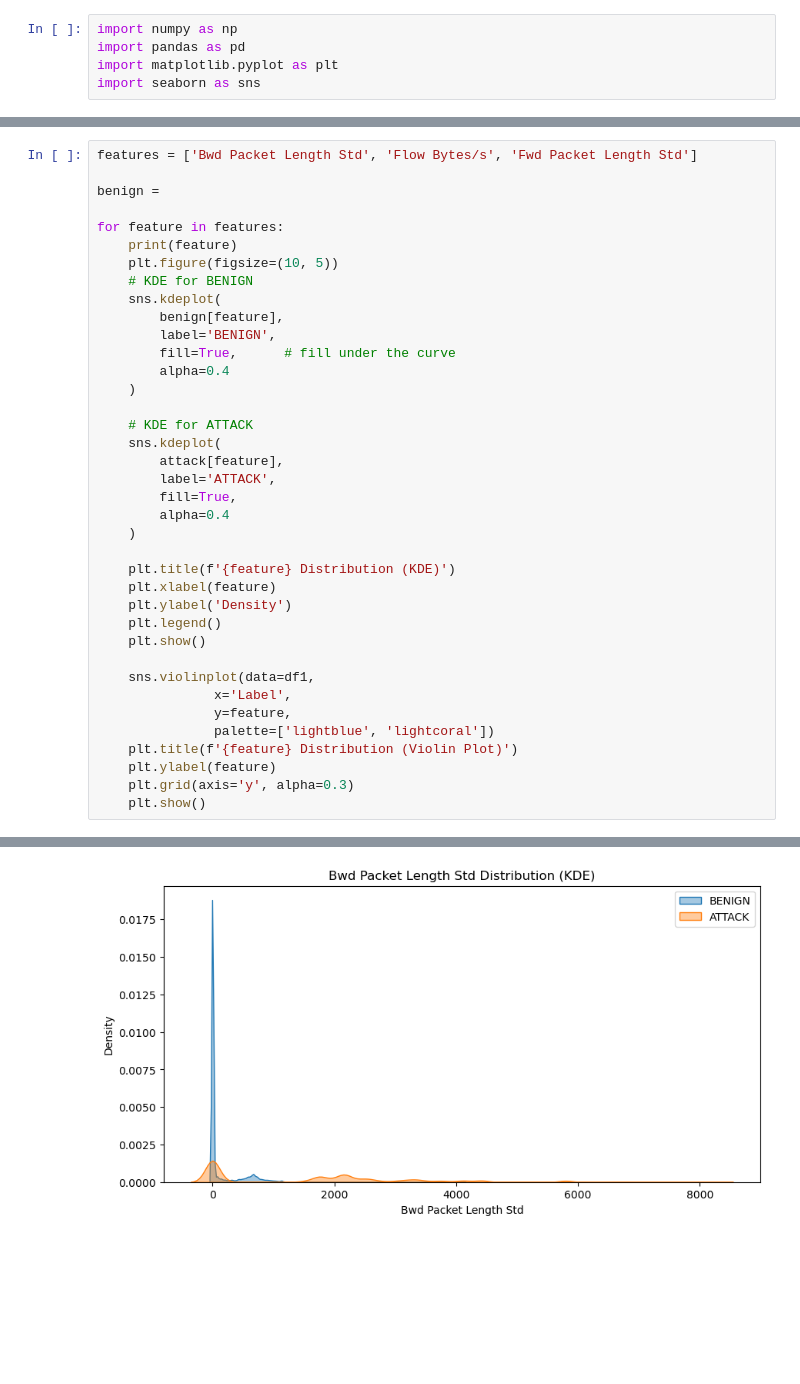
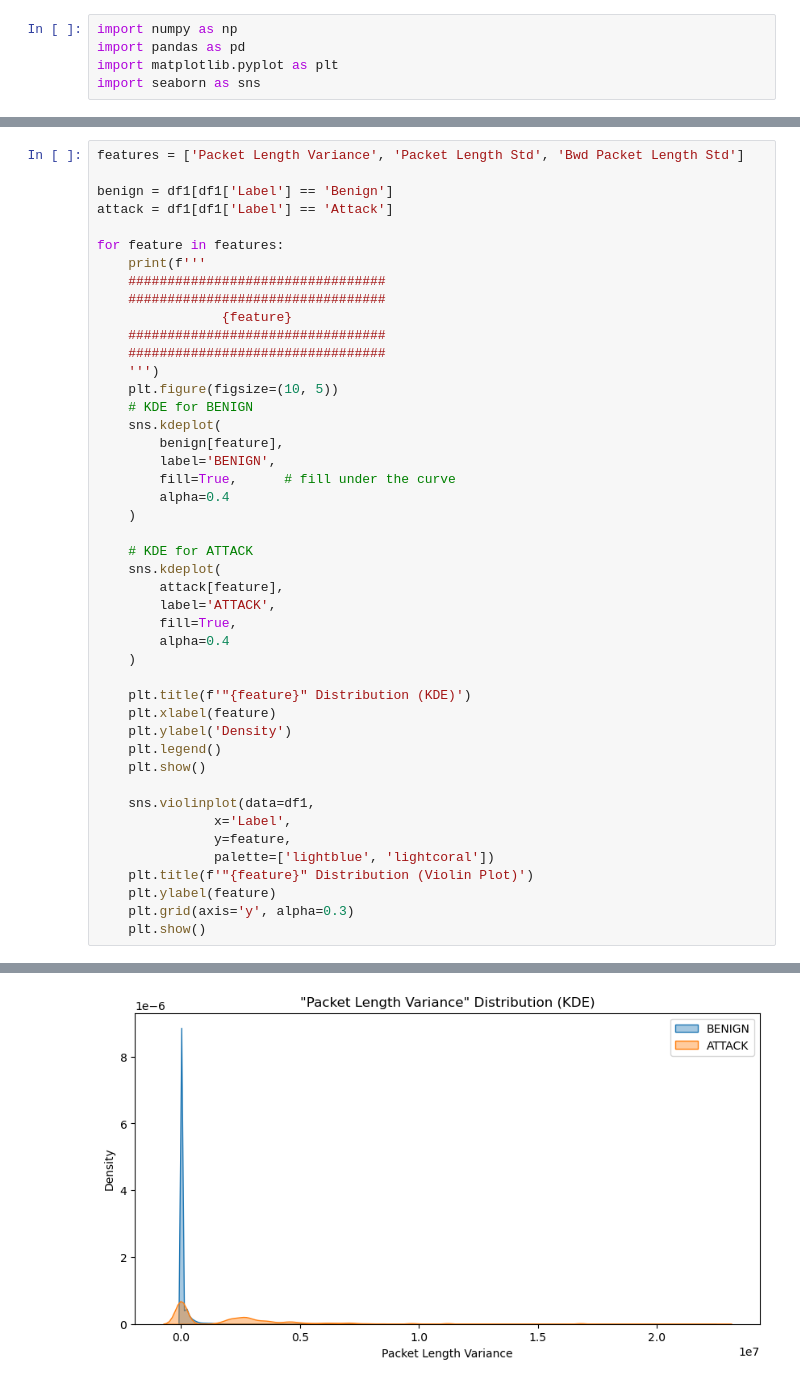
Before and after one commit to wahbakamaluddin/nids4, a Jupyter notebook: notebook/main/3_feature_importance_visualization.ipynb, the cells around one changed output, grey strips where cells are left out. Cells and saved outputs as stored; diff of their text form; blank space fills up the shorter version.

```diff
--- a/notebook/main/3_feature_importance_visualization.ipynb
+++ b/notebook/main/3_feature_importance_visualization.ipynb
@@ -34,10 +32,17 @@ attack = df1[df1['Label'] == 'Attack']
 # %%
-features = ['Bwd Packet Length Std', 'Flow Bytes/s', 'Fwd Packet Length Std']
+features = ['Packet Length Variance', 'Packet Length Std', 'Bwd Packet Length Std']
 
-benign =
+benign = df1[df1['Label'] == 'Benign']
+attack = df1[df1['Label'] == 'Attack']
 
 for feature in features:
-    print(feature)
+    print(f'''
+    #################################
+    #################################
+                {feature}
+    #################################
+    #################################
+    ''')
     plt.figure(figsize=(10, 5))
     # KDE for BENIGN
     sns.kdeplot(
@@ -55,7 +60,7 @@ for feature in features:
         alpha=0.4
     )
 
-    plt.title(f'{feature} Distribution (KDE)')
+    plt.title(f'"{feature}" Distribution (KDE)')
     plt.xlabel(feature)
     plt.ylabel('Density')
     plt.legend()
@@ -65,7 +70,7 @@ for feature in features:
                x='Label',
                y=feature,
                palette=['lightblue', 'lightcoral'])
-    plt.title(f'{feature} Distribution (Violin Plot)')
+    plt.title(f'"{feature}" Distribution (Violin Plot)')
     plt.ylabel(feature)
     plt.grid(axis='y', alpha=0.3)
     plt.show()
@@ -74,4 +83,4 @@ Bwd Packet Length Std
-[figure, old version]
+[figure, new version]
 Passing `palette` without assigning `hue` is deprecated and will be removed in v0.14.0. Assign the `x` variable to `hue` and set `legend=False` for the same effect.
 
   sns.violinplot(data=df1,
```
Also changed, not shown: parts of 7 cells of this notebook.
